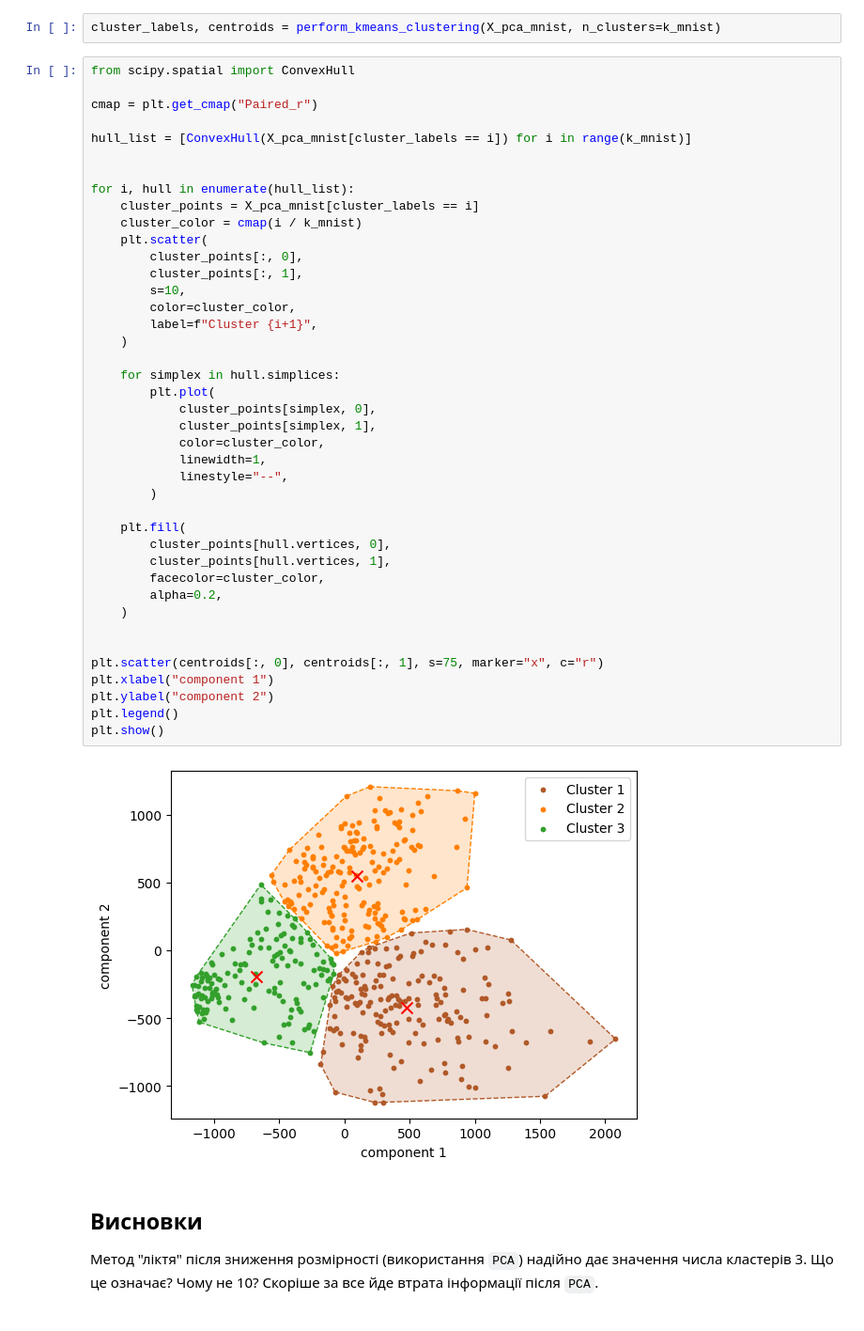
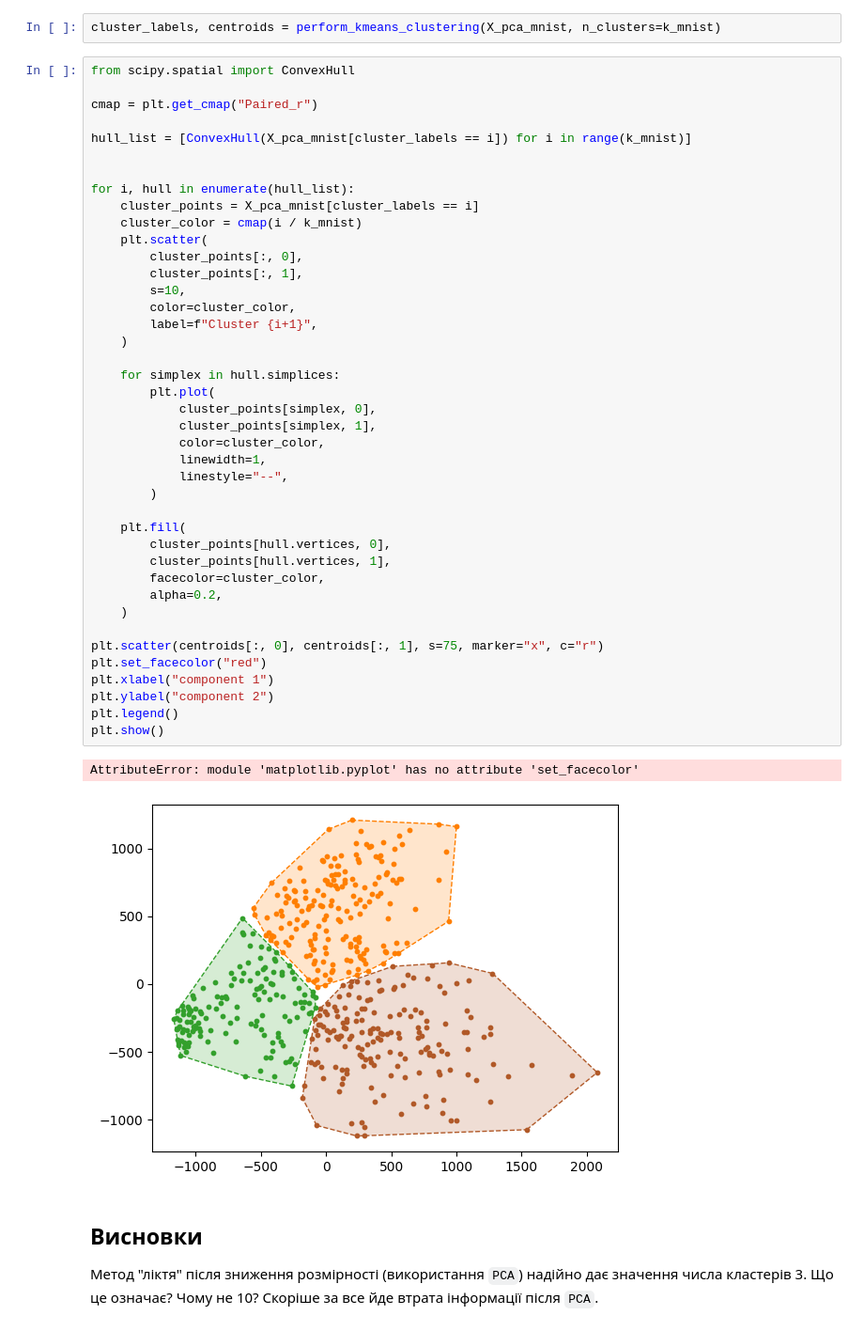
Before and after one commit to sergiokapone/DataScience, a Jupyter notebook: Hw6/Hw6.ipynb, the cells around one changed output. Shown at 94% size. Saved outputs shown, nothing was run; the diff lists cells and outputs as text.

```diff
--- a/Hw6/Hw6.ipynb
+++ b/Hw6/Hw6.ipynb
@@ -359,35 +359,36 @@ for i, hull in enumerate(hull_list):
     plt.scatter(
         cluster_points[:, 0],
         cluster_points[:, 1],
         s=10,
         color=cluster_color,
         label=f"Cluster {i+1}",
     )
 
     for simplex in hull.simplices:
         plt.plot(
             cluster_points[simplex, 0],
             cluster_points[simplex, 1],
             color=cluster_color,
             linewidth=1,
             linestyle="--",
         )
 
     plt.fill(
         cluster_points[hull.vertices, 0],
         cluster_points[hull.vertices, 1],
         facecolor=cluster_color,
         alpha=0.2,
     )
 
-
 plt.scatter(centroids[:, 0], centroids[:, 1], s=75, marker="x", c="r")
+plt.set_facecolor("red")
 plt.xlabel("component 1")
 plt.ylabel("component 2")
 plt.legend()
 plt.show()
 # %% [output]
+AttributeError: module 'matplotlib.pyplot' has no attribute 'set_facecolor'
-[figure, old version]
+[figure, new version]
 # %% [markdown]
 ## Висновки
 
```
